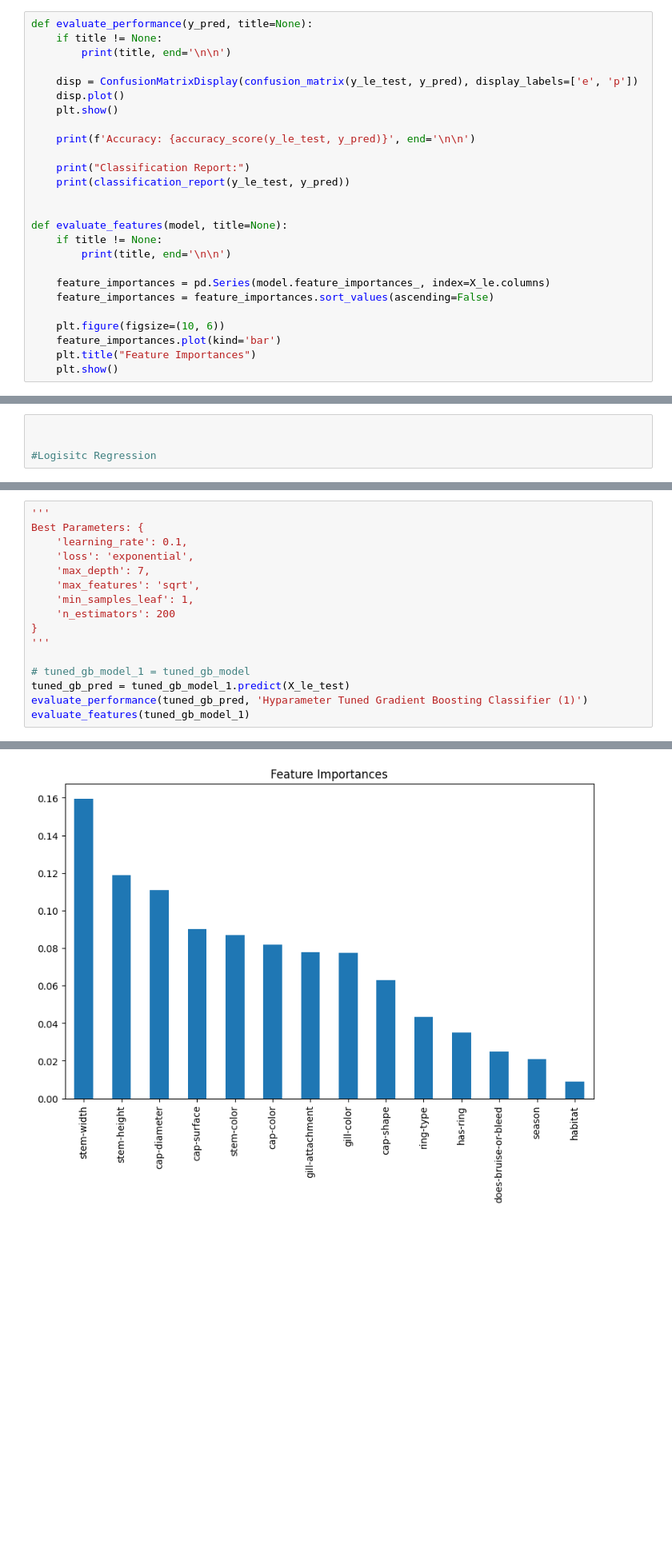
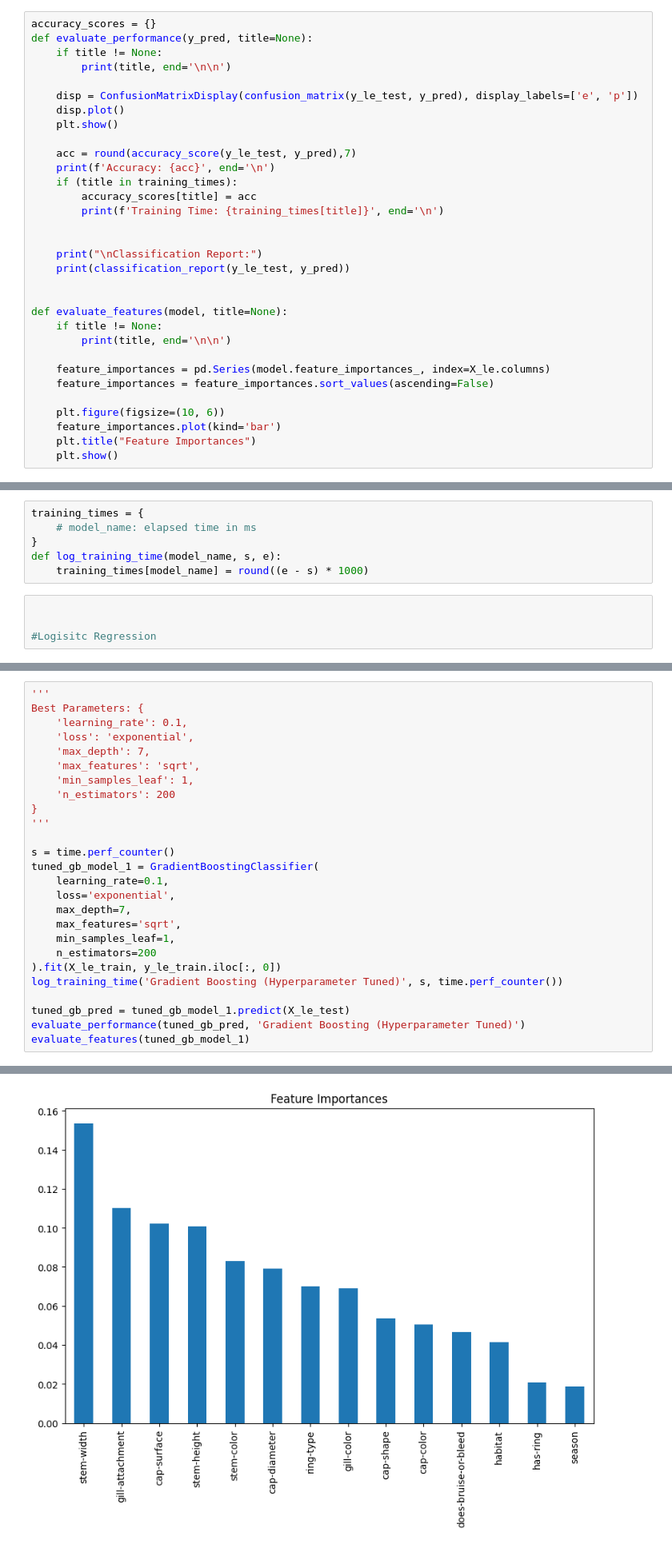
Before and after one commit to porterwilcox/supervised-learning, a Jupyter notebook: supervised-learning.ipynb, the cells around one changed output, grey strips where cells are left out. Shown at 80% size. Saved outputs shown, nothing was run; the diff lists cells and outputs as text; blank space fills up the shorter version.

```diff
--- a/supervised-learning.ipynb
+++ b/supervised-learning.ipynb
@@ -219,6 +220,7 @@ from sklearn.model_selection import train_test_split, GridSearchCV
 y_le, y_le_map = label_encode_data(y, {})
 X_le_train, X_le_test, y_le_train, y_le_test = train_test_split(X_le, y_le, test_size=0.25, random_state=28)
 # %%
+accuracy_scores = {}
 def evaluate_performance(y_pred, title=None):
     if title != None:
         print(title, end='\n\n')
@@ -227,9 +229,14 @@ def evaluate_performance(y_pred, title=None):
     disp.plot()
     plt.show()
 
-    print(f'Accuracy: {accuracy_score(y_le_test, y_pred)}', end='\n\n')
+    acc = round(accuracy_score(y_le_test, y_pred),7)
+    print(f'Accuracy: {acc}', end='\n')
+    if (title in training_times):
+        accuracy_scores[title] = acc
+        print(f'Training Time: {training_times[title]}', end='\n')
 
-    print("Classification Report:")
+
+    print("\nClassification Report:")
     print(classification_report(y_le_test, y_pred))
 
 
@@ -257,6 +263,12 @@ def hyperparameter_tuning(model, params, X_train, y_train, cv=5):
 
     print(f'Best Parameters: {grid_search.best_params_}')
     return grid_search.best_estimator_
+# %%
+training_times = {
+    # model_name: elapsed time in ms
+}
+def log_training_time(model_name, s, e):
+    training_times[model_name] = round((e - s) * 1000)
 # %%
 
 
@@ -459,8 +479,18 @@ Best Parameters: {
 }
 '''
 
-# tuned_gb_model_1 = tuned_gb_model
+s = time.perf_counter()
+tuned_gb_model_1 = GradientBoostingClassifier(
+    learning_rate=0.1,
+    loss='exponential',
+    max_depth=7,
+    max_features='sqrt',
+    min_samples_leaf=1,
+    n_estimators=200
+).fit(X_le_train, y_le_train.iloc[:, 0])
+log_training_time('Gradient Boosting (Hyperparameter Tuned)', s, time.perf_counter())
+
 tuned_gb_pred = tuned_gb_model_1.predict(X_le_test)
-evaluate_performance(tuned_gb_pred, 'Hyparameter Tuned Gradient Boosting Classifier (1)')
+evaluate_performance(tuned_gb_pred, 'Gradient Boosting (Hyperparameter Tuned)')
 evaluate_features(tuned_gb_model_1)
 # %% [output]
@@ -480,4 +511,4 @@ weighted avg       0.94      0.94      0.94     15268
-[figure, old version]
+[figure, new version]
 # %%
 '''
 Best Parameters: {
```
Also changed, not shown: parts of 24 cells of this notebook.
